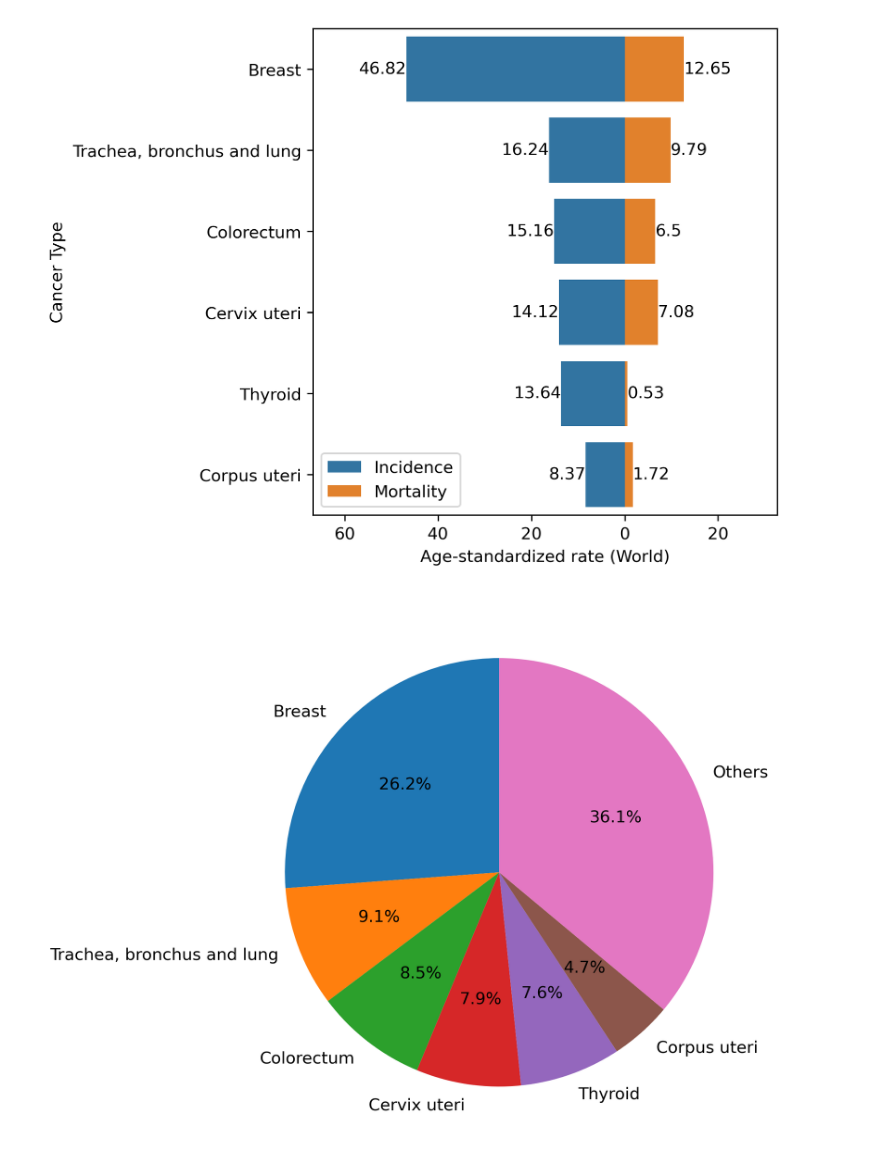
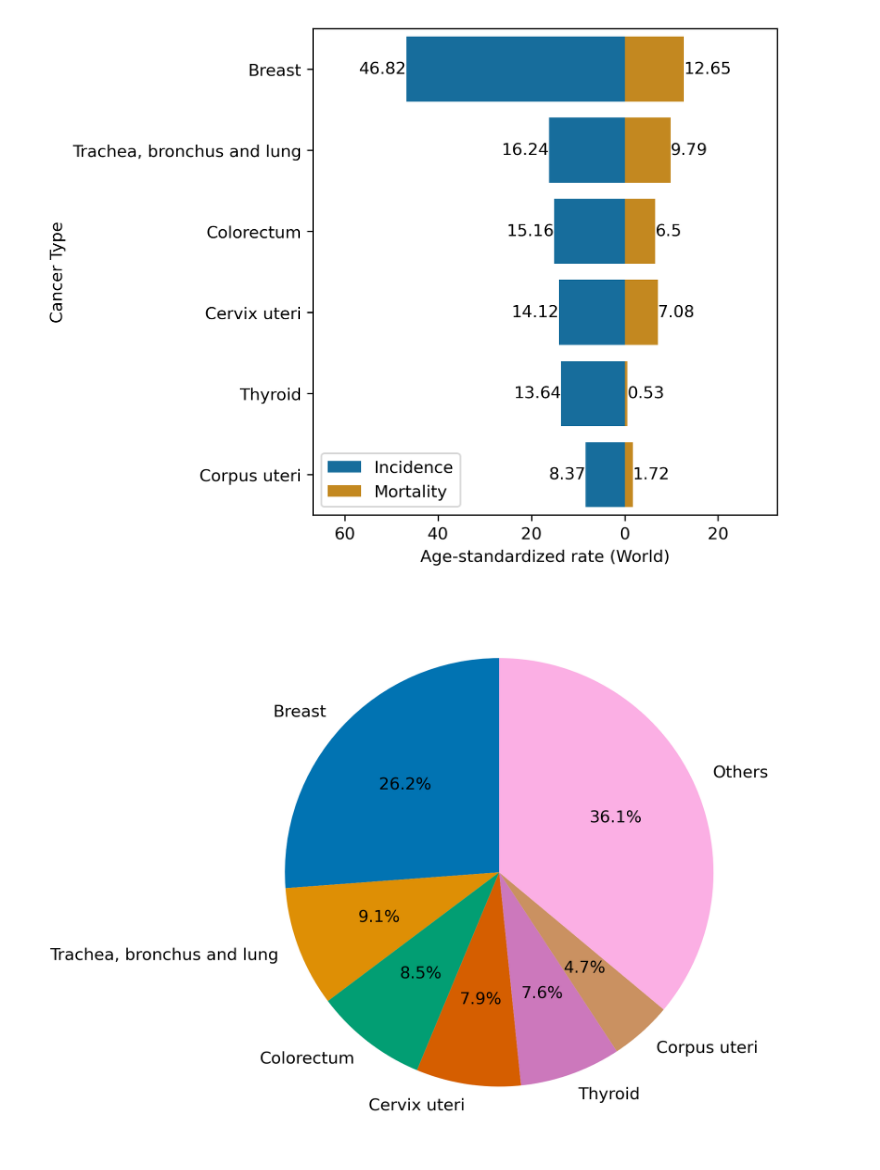
Before and after one commit to nictru/bsc-thesis, a Jupyter notebook: data/brca.ipynb, the cells around one changed output. Drawn from its saved outputs; the diff is of its cells as text; code cells hidden in the pictures.

Commit message:
Use colorblind color palette

```diff
--- a/data/brca.ipynb
+++ b/data/brca.ipynb
@@ -5,6 +5,7 @@ import numpy as np
 import matplotlib.pyplot as plt
 
 plt.rcParams['figure.dpi'] = 300
+colors = sns.color_palette("colorblind")
 # %% [markdown]
 # Figure 2.1: Breast cancer incidence
 # %%
@@ -77,17 +77,17 @@ plt.savefig("../chapters/2_background/figures/bar.png")
 # %%
 # Add pie chart
 df_pieplot = df_asr.copy()
 df_pieplot["Incidence"] = df_pieplot["Incidence"] / df_pieplot["Incidence"].sum()
 df_pieplot["Mortality"] = df_pieplot["Mortality"] / df_pieplot["Mortality"].sum()
 
 df_pieplot = df_pieplot.head(6)
 
 # Create "others" category
 df_pieplot.loc["Others"] = 1 - df_pieplot.sum()
 
-plt.pie(df_pieplot["Incidence"], labels=df_pieplot.index, autopct='%1.1f%%', startangle=90)
+plt.pie(df_pieplot["Incidence"], labels=df_pieplot.index, colors=colors, autopct='%1.1f%%', startangle=90)
 
 plt.tight_layout()
 plt.savefig("../chapters/2_background/figures/pie.png")
 # %% [output]
-[figure, old version]
+[figure, new version]
```
Also changed, not shown: parts of 1 cell of this notebook, 2 other files.
